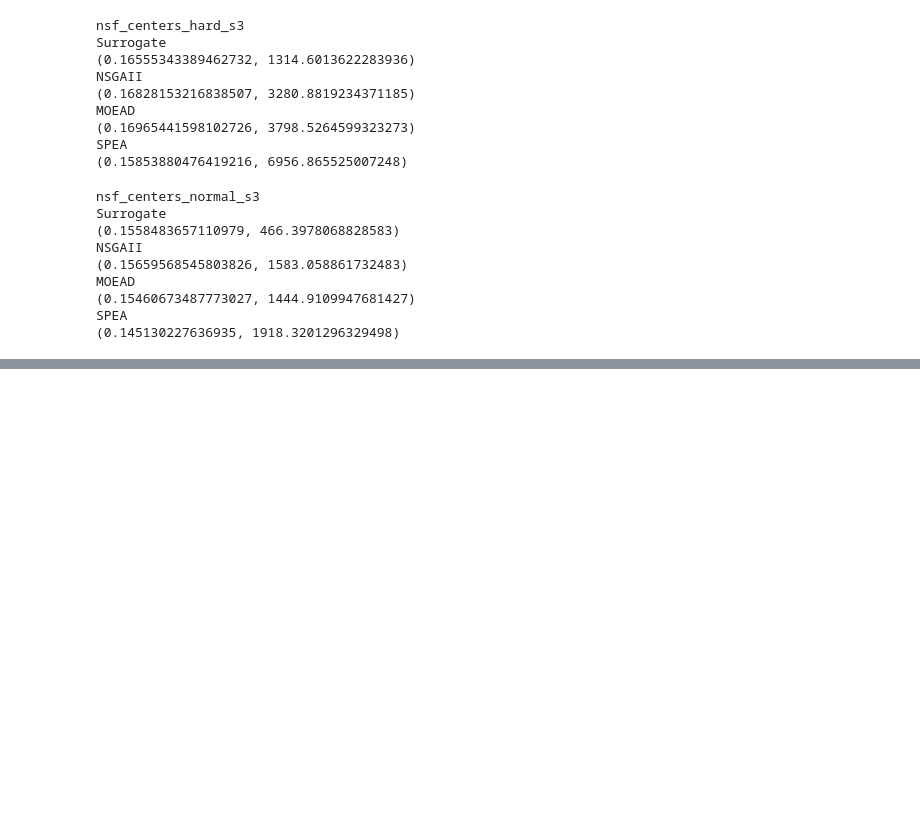
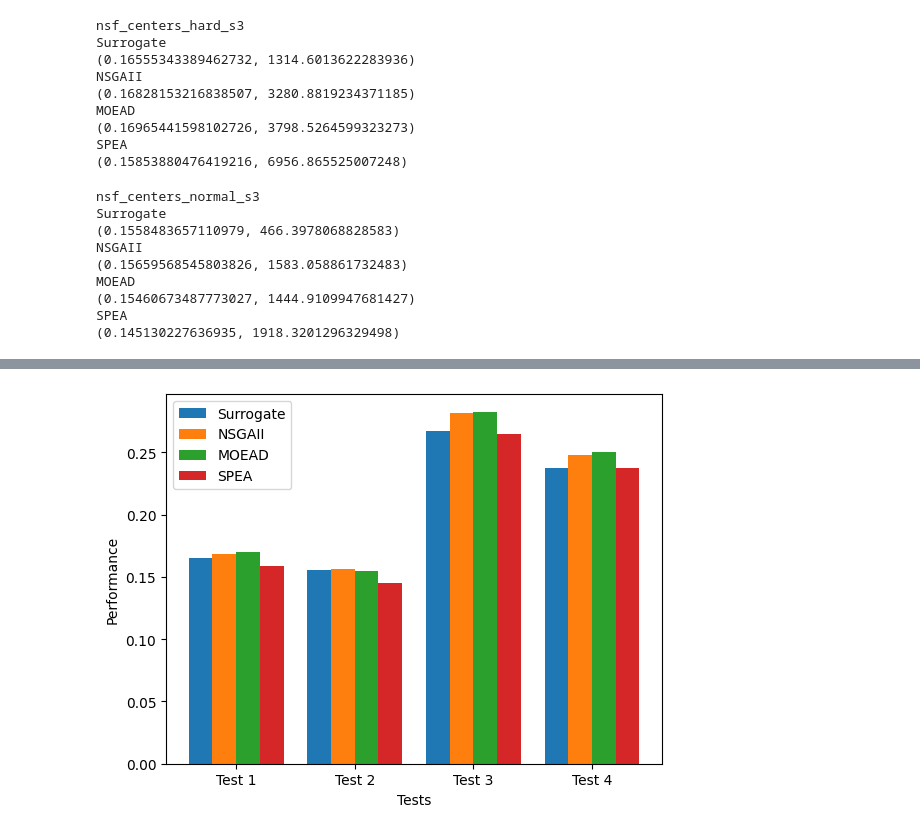
Before and after one commit to trongducKT/SMOGP_Dynamic_VNF, a Jupyter notebook: cal_hv_result.ipynb, the cells around one changed output, grey strips where cells are left out. Cells and saved outputs as stored; diff of their text form; code cells hidden in the pictures; blank space fills up the shorter version.

```diff
--- a/cal_hv_result.ipynb
+++ b/cal_hv_result.ipynb
@@ -73,0 +134,40 @@ cal_algorithms("nsf_centers_normal_s3.json")
+# %%
+import matplotlib.pyplot as plt
+
+# Dữ liệu
+Surrogate = [0.16555343389462732, 0.1558483657110979, 0.26683495582071953, 0.23773854028942093]
+NSGAII = [0.16828153216838507, 0.15659568545803826, 0.2812749143962913, 0.24798508721092216]
+MOEAD = [0.16965441598102726, 0.15460673487773027, 0.282645068536752, 0.250308920823887]
+SPEA = [0.15853880476419216, 0.145130227636935, 0.26506106161757825, 0.23722517795829115]
+
+name = ["Test 1", "Test 2", "Test 3", "Test 4"]
+
+# Số lượng nhóm
+num_groups = len(name)
+
+# Độ rộng của mỗi cột
+bar_width = 0.2
+
+# Vị trí của các cột trên trục x
+index = range(num_groups)
+
+# Vẽ biểu đồ cột
+plt.bar(index, Surrogate, bar_width, label='Surrogate')
+plt.bar([i + bar_width for i in index], NSGAII, bar_width, label='NSGAII')
+plt.bar([i + 2 * bar_width for i in index], MOEAD, bar_width, label='MOEAD')
+plt.bar([i + 3 * bar_width for i in index], SPEA, bar_width, label='SPEA')
+
+# Đặt tên cho trục x và trục y
+plt.xlabel('Tests')
+plt.ylabel('Performance')
+
+# Đặt tên cho các nhóm trên trục x
+plt.xticks([i + 1.5 * bar_width for i in index], name)
+
+# Thêm chú thích
+plt.legend()
+
+# Hiển thị biểu đồ
+plt.show()
+# %% [output]
+[figure, added]
```
Also changed, not shown: parts of 8 cells of this notebook, 28 other files.
